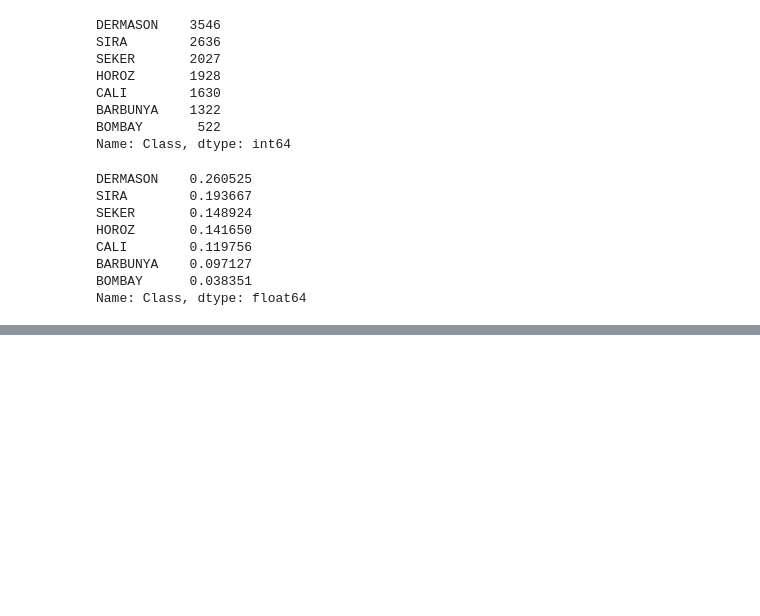
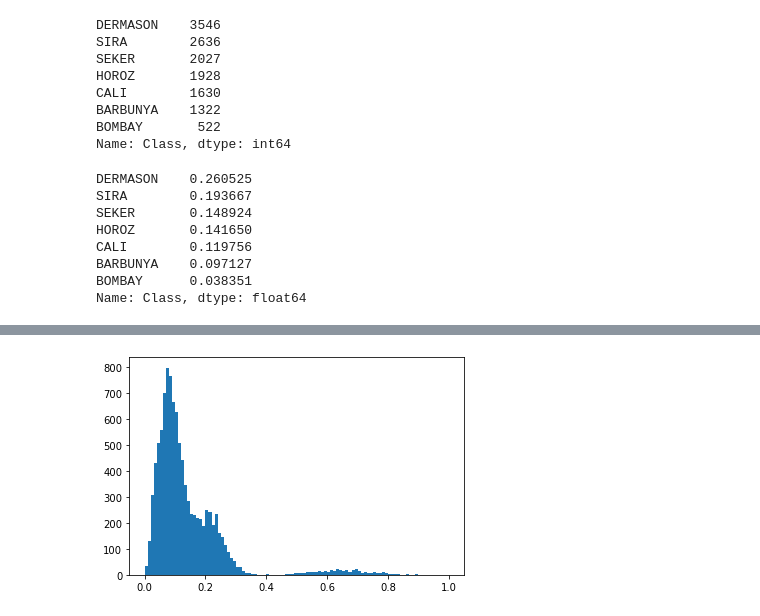
Before and after one commit to ruanfelipe7/machine_learning_activities, a Jupyter notebook: Trabalho1/Trabalho_01.ipynb, the cells around one changed output, grey strips where cells are left out. Drawn from its saved outputs; the diff is of its cells as text; code cells hidden in the pictures; blank space fills up the shorter version.

```diff
--- a/Trabalho1/Trabalho_01.ipynb
+++ b/Trabalho1/Trabalho_01.ipynb
@@ -71,0 +83,4 @@ Conjunto y de teste: 2723
+# %%
+plt.hist(X_train_norm[:, idx], bins=100);
+# %% [output]
+[figure, added]
```
Also changed, not shown: parts of 9 cells of this notebook.
